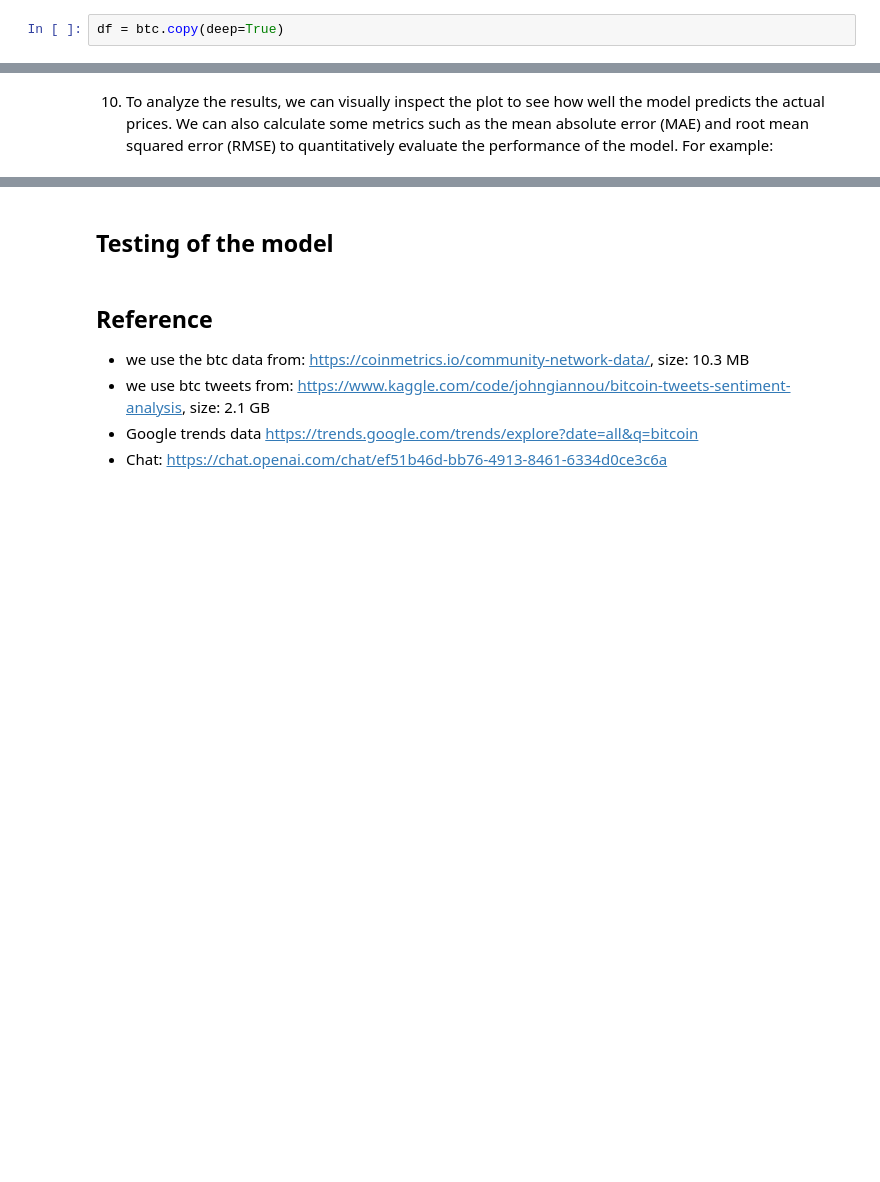
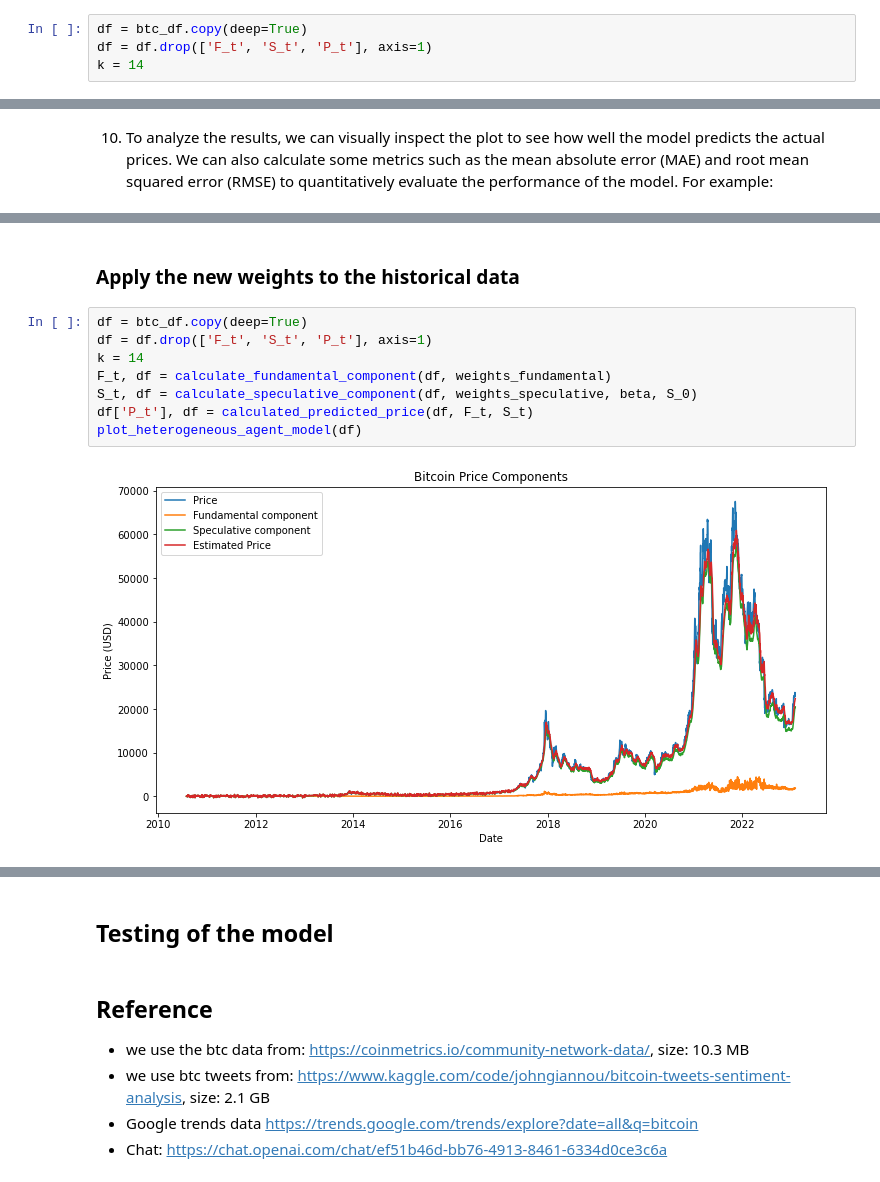
Before and after one commit to aminblm/bitcoin-markets, a Jupyter notebook: Model 1 - Heterogeneous agent model developed by Brock and Hommes (1998).ipynb, the cells around one changed output, grey strips where cells are left out. Cells and saved outputs as stored; diff of their text form; blank space fills up the shorter version.

```diff
--- a/Model 1 - Heterogeneous agent model developed by Brock and Hommes (1998).ipynb
+++ b/Model 1 - Heterogeneous agent model developed by Brock and Hommes (1998).ipynb
@@ -347,4 +337,6 @@ Calibrating the parameters of the model would involve finding the optimal values
 # %% [markdown]
 1. We create a dataframe containing the historical data, where each variable is a column and each row represents a specific point in time. Make sure the data is properly cleaned and formatted for analysis.
 # %%
-df = btc.copy(deep=True)
+df = btc_df.copy(deep=True)
+df = df.drop(['F_t', 'S_t', 'P_t'], axis=1)
+k = 14
@@ -451,0 +395,12 @@ plot_prices(df_test, weights_fundamental, weights_speculative, beta)
+# %% [markdown]
+### Apply the new weights to the historical data
+# %%
+df = btc_df.copy(deep=True)
+df = df.drop(['F_t', 'S_t', 'P_t'], axis=1)
+k = 14
+F_t, df = calculate_fundamental_component(df, weights_fundamental)
+S_t, df = calculate_speculative_component(df, weights_speculative, beta, S_0)
+df['P_t'], df = calculated_predicted_price(df, F_t, S_t)
+plot_heterogeneous_agent_model(df)
+# %% [output]
+[figure, added]
```
Also changed, not shown: parts of 29 cells of this notebook, 1 other file.
